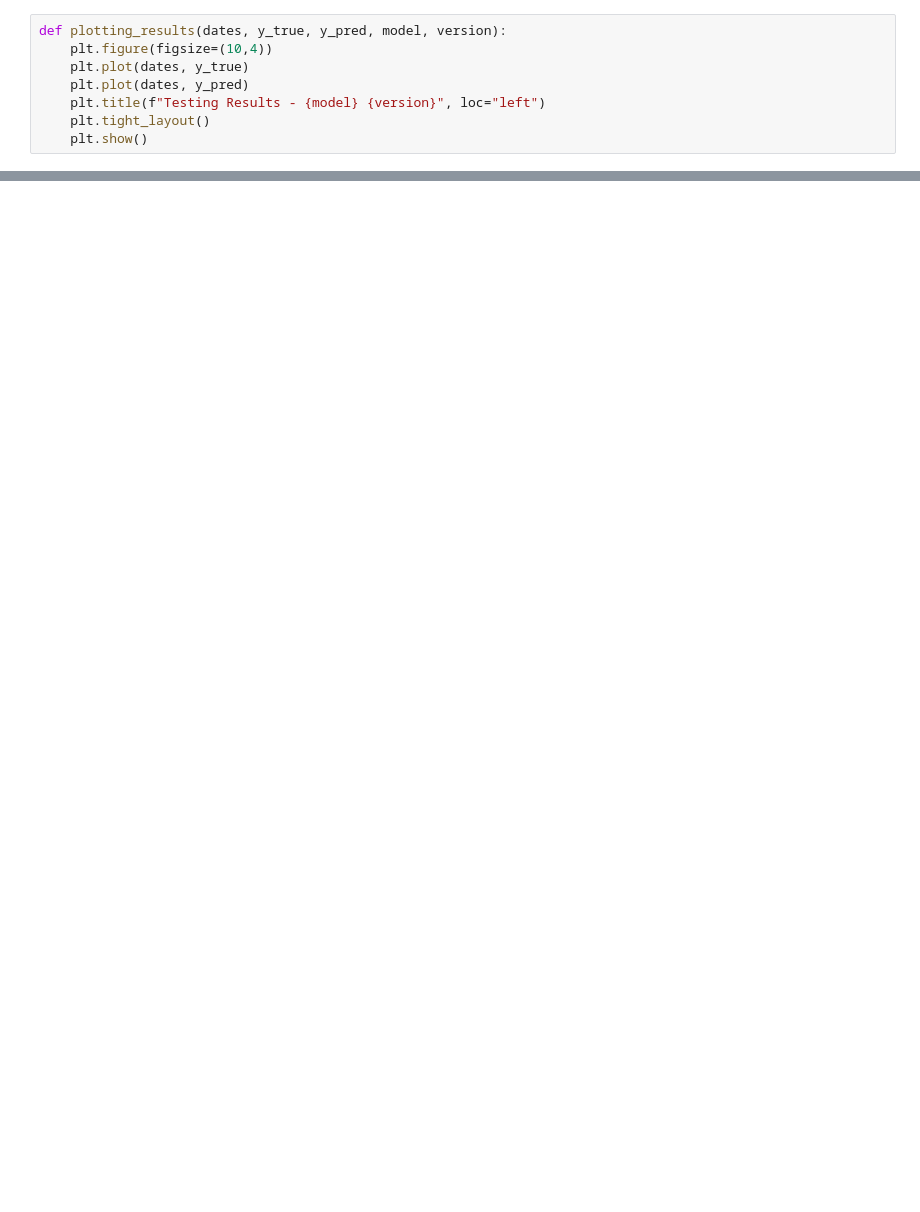
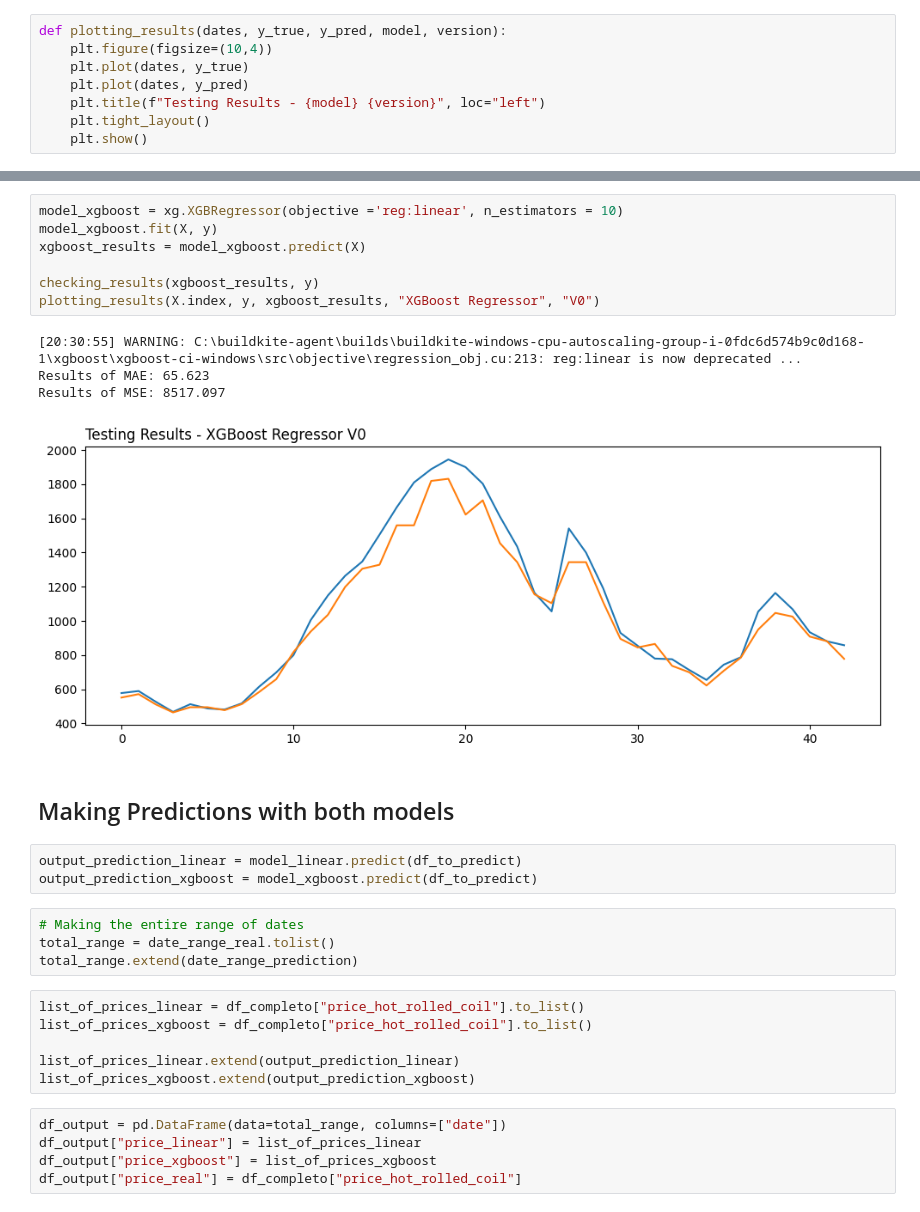
Before and after one commit to ViniAndrade10/Hot_Rolled_Coil_Price_Prediction, a Jupyter notebook: notebooks/Hot_Rolled_Coil_Price_Prediction.ipynb, the cells around one changed output, grey strips where cells are left out. Saved outputs shown, nothing was run; the diff lists cells and outputs as text; blank space fills up the shorter version.

```diff
--- a/notebooks/Hot_Rolled_Coil_Price_Prediction.ipynb
+++ b/notebooks/Hot_Rolled_Coil_Price_Prediction.ipynb
@@ -522,0 +166,32 @@ Results of MSE: 8228.343
+# %%
+model_xgboost = xg.XGBRegressor(objective ='reg:linear', n_estimators = 10)
+model_xgboost.fit(X, y)
+xgboost_results = model_xgboost.predict(X)
+
+checking_results(xgboost_results, y)
+plotting_results(X.index, y, xgboost_results, "XGBoost Regressor", "V0")
+# %% [output]
+[20:30:55] WARNING: C:\buildkite-agent\builds\buildkite-windows-cpu-autoscaling-group-i-0fdc6d574b9c0d168-1\xgboost\xgboost-ci-windows\src\objective\regression_obj.cu:213: reg:linear is now deprecated ...
+Results of MAE: 65.623
+Results of MSE: 8517.097
+[figure, added]
+# %% [markdown]
+## Making Predictions with both models
+# %%
+output_prediction_linear = model_linear.predict(df_to_predict)
+output_prediction_xgboost = model_xgboost.predict(df_to_predict)
+# %%
+# Making the entire range of dates
+total_range = date_range_real.tolist()
+total_range.extend(date_range_prediction)
+# %%
+list_of_prices_linear = df_completo["price_hot_rolled_coil"].to_list()
+list_of_prices_xgboost = df_completo["price_hot_rolled_coil"].to_list()
+
+list_of_prices_linear.extend(output_prediction_linear)
+list_of_prices_xgboost.extend(output_prediction_xgboost)
+# %%
+df_output = pd.DataFrame(data=total_range, columns=["date"])
+df_output["price_linear"] = list_of_prices_linear
+df_output["price_xgboost"] = list_of_prices_xgboost
+df_output["price_real"] = df_completo["price_hot_rolled_coil"]
```
Also changed, not shown: parts of 62 cells of this notebook, 1 other file.
